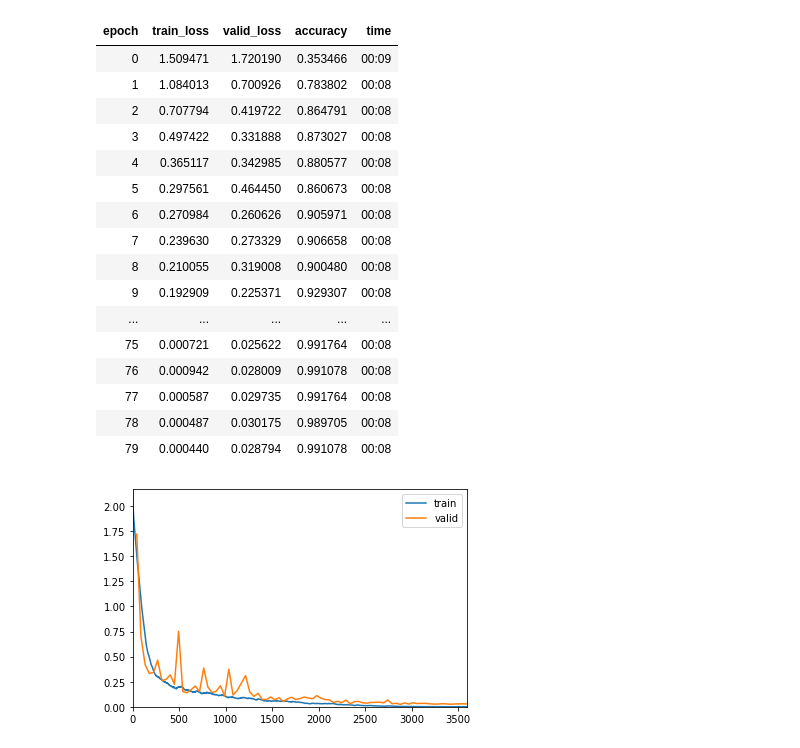
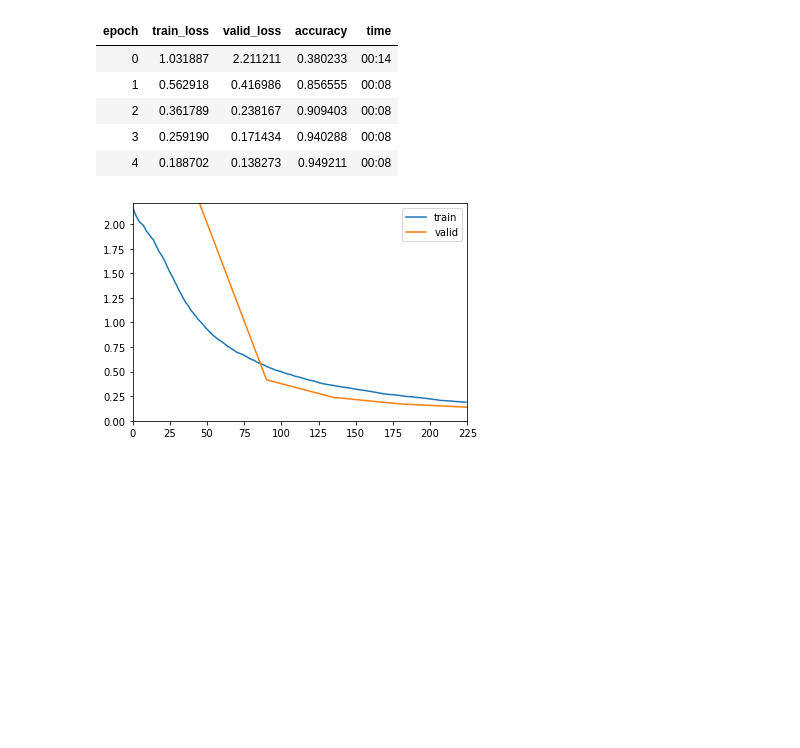
Before and after one commit to floleuerer/open_collaboration_on_audio_classification, a Jupyter notebook: fastai2_audio_conv1d.ipynb, the cells around one changed output. Cells and saved outputs as stored; diff of their text form; code cells hidden in the pictures; blank space fills up the shorter version.

Commit message:
fixed audio transforms

```diff
--- a/fastai2_audio_conv1d.ipynb
+++ b/fastai2_audio_conv1d.ipynb
@@ -97,7 +97,7 @@ class AudioAddNoise(RandTransform):
 
     def encodes(self, o: TensorAudio):
         noise_amp = (0.001*torch.rand(1) * torch.max(o)).to(self.device)
-        o = (o + noise_amp * torch.empty(o.shape).normal_()).to(self.device)
+        o = o + noise_amp * torch.empty(o.shape).normal_().to(self.device)
         return o
 
 
@@ -117,7 +117,7 @@ dblocks = DataBlock(blocks = (AudioBlock,CategoryBlock),
                  splitter=RandomSplitter(seed=42),
                  get_y=parent_label,
                  #item_tfms=[AudioFixLength(length=length)],
-                 item_tfms=[AudioResample(target_sr=(24414//2), device=device),AudioRandomCrop(length=length),AudioFixLength(length=length)],
+                 item_tfms=[AudioRandomCrop(length=length),AudioFixLength(length=length),AudioResample(target_sr=(24414//2), device=device)],
                  batch_tfms=[AudioAddNoise(device=device)]
                  )
 
@@ -268,22 +249,11 @@ KeyboardInterrupt:
 # %%
 learn.unfreeze()
-learn.fit_one_cycle(80, 3e-4)
+learn.fit_one_cycle(5, 3e-4)
 # %% [output]
 | epoch | train_loss | valid_loss | accuracy | time |
-| 0 | 1.509471 | 1.720190 | 0.353466 | 00:09 |
-| 1 | 1.084013 | 0.700926 | 0.783802 | 00:08 |
-| 2 | 0.707794 | 0.419722 | 0.864791 | 00:08 |
-| 3 | 0.497422 | 0.331888 | 0.873027 | 00:08 |
-| 4 | 0.365117 | 0.342985 | 0.880577 | 00:08 |
-| 5 | 0.297561 | 0.464450 | 0.860673 | 00:08 |
-| 6 | 0.270984 | 0.260626 | 0.905971 | 00:08 |
-| 7 | 0.239630 | 0.273329 | 0.906658 | 00:08 |
-| 8 | 0.210055 | 0.319008 | 0.900480 | 00:08 |
-| 9 | 0.192909 | 0.225371 | 0.929307 | 00:08 |
-| ... | ... | ... | ... | ... |
-| 75 | 0.000721 | 0.025622 | 0.991764 | 00:08 |
-| 76 | 0.000942 | 0.028009 | 0.991078 | 00:08 |
-| 77 | 0.000587 | 0.029735 | 0.991764 | 00:08 |
-| 78 | 0.000487 | 0.030175 | 0.989705 | 00:08 |
-| 79 | 0.000440 | 0.028794 | 0.991078 | 00:08 |
+| 0 | 1.031887 | 2.211211 | 0.380233 | 00:14 |
+| 1 | 0.562918 | 0.416986 | 0.856555 | 00:08 |
+| 2 | 0.361789 | 0.238167 | 0.909403 | 00:08 |
+| 3 | 0.259190 | 0.171434 | 0.940288 | 00:08 |
+| 4 | 0.188702 | 0.138273 | 0.949211 | 00:08 |
-[figure, old version]
+[figure, new version]
```
Also changed, not shown: parts of 3 cells of this notebook.
